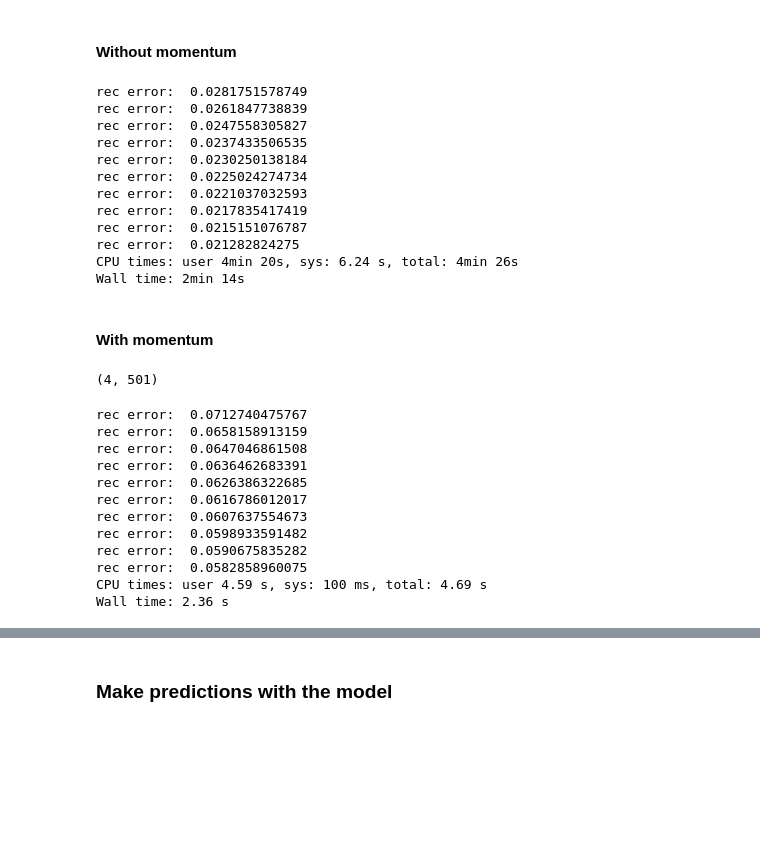
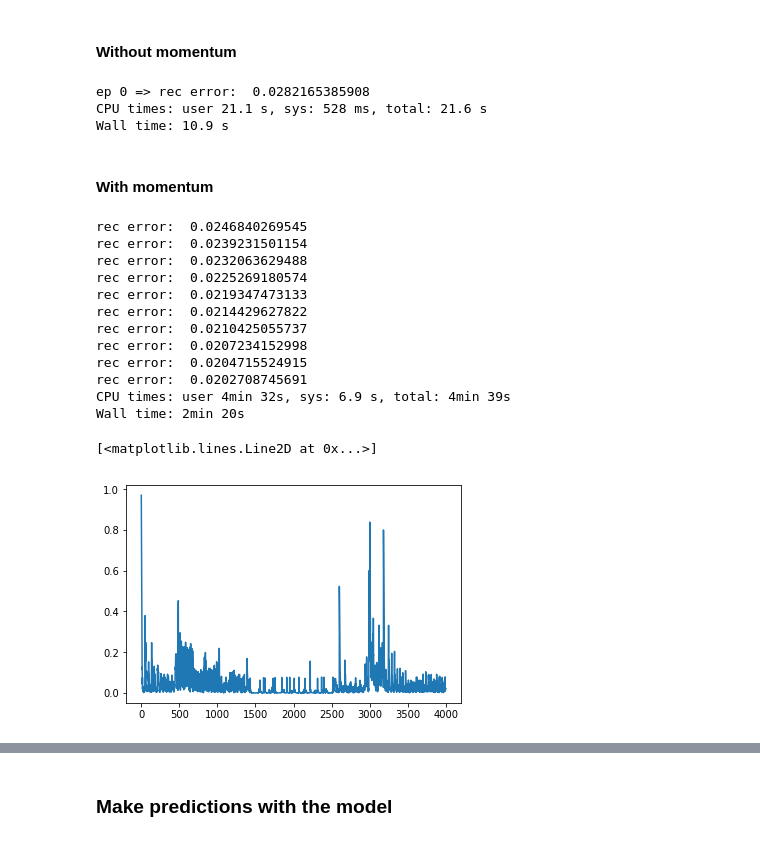
Before and after one commit to davidbp/connectionist, a Jupyter notebook: notebooks/crbm_diary_al.ipynb, the cells around one changed output, grey strips where cells are left out. Cells and saved outputs as stored; diff of their text form; code cells hidden in the pictures; blank space fills up the shorter version.

Commit message:
adding plots with generation with sampling

```diff
--- a/notebooks/crbm_diary_al.ipynb
+++ b/notebooks/crbm_diary_al.ipynb
@@ -420,0 +397,9 @@ array([[2],
+# %%
+a = np.array([[1,1,1,1],[2,2,2,2],[3,3,3,3],[4,4,4,4]]).T
+a = np.array([a.flatten('F')]).T
+v_new = np.array([[0,0,0,0]]).T
+
+print("original vec.T :", a.T)
+print("updated vec.T:", update_history_as_vec(a, v_new).T)
+print("updated vec.T:", update_history_as_vec(a, v_new).T)
+print("updated vec.T:", update_history_as_vec(a, v_new).T)
@@ -585,7 +575,7 @@ slice shape: (4, 21)
 # %%
 %%time
 crbm = CRBM(n_vis=n_feat, n_hid=256, n_cond=20, seed=123, sigma = 0.3)
-n_epochs = 10
+n_epochs = 1
 learning_rate = 0.001 # we have increased the  learning rate
 
 for n in range(n_epochs):
@@ -598,26 +588,13 @@ for n in range(n_epochs):
         iters +=1
         err_epoch += rec_error
 
-    print("rec error: ", err_epoch/iters)#, end="\r")
+    print("ep {} => rec error: ".format(n), err_epoch/iters)#, end="\r")
 # %% [output]
-rec error:  0.0281751578749
-rec error:  0.0261847738839
-rec error:  0.0247558305827
-rec error:  0.0237433506535
-rec error:  0.0230250138184
-rec error:  0.0225024274734
-rec error:  0.0221037032593
-rec error:  0.0217835417419
-rec error:  0.0215151076787
-rec error:  0.021282824275
-CPU times: user 4min 20s, sys: 6.24 s, total: 4min 26s
-Wall time: 2min 14s
+ep 0 => rec error:  0.0282165385908
+CPU times: user 21.1 s, sys: 528 ms, total: 21.6 s
+Wall time: 10.9 s
 # %% [markdown]
 #### With momentum
-# %%
-X_tr.shape
-# %% [output]
-(4, 501)
 # %%
 %%time
 crbm = CRBM(n_vis=n_feat, n_hid=256, n_cond=20, seed=123, sigma = 0.3)
@@ -630,28 +607,35 @@ ctx = { "W_vel" : np.zeros(crbm.W.shape),
         "v_bias_vel" : np.zeros(crbm.v_bias.shape),
         "h_bias_vel" : np.zeros(crbm.h_bias.shape)}
 
+all_errors = []
+
 for n in range(n_epochs):
     err_epoch = 0
     iters = 0
-    for k in range(crbm.n_his + 1, X_tr.shape[1] ):
-        X_curr = get_slice_at_position_k(X_tr, k, crbm.n_his)
-        dW, dA, dB, dv_bias, dh_bias, rec_error = compute_gradient(crbm, X_curr.T)
+    for X_curr in X_slices:
+        dW, dA, dB, dv_bias, dh_bias, rec_error = compute_gradient(crbm, X_curr)
         grads = (dW, dA, dB, dv_bias, dh_bias)
-        update_weights_sgd_momentum(crbm, grads, learning_rate, ctx, momentum=0.2)
+        all_errors.append(rec_error)
+        update_weights_sgd_momentum(crbm, grads, learning_rate, ctx, momentum=0.5)
         iters +=1
         err_epoch += rec_error
 
     print("rec error: ", err_epoch/iters)#, end="\r")
 # %% [output]
-rec error:  0.0712740475767
-rec error:  0.0658158913159
-rec error:  0.0647046861508
-rec error:  0.0636462683391
-rec error:  0.0626386322685
-rec error:  0.0616786012017
-rec error:  0.0607637554673
-rec error:  0.0598933591482
-rec error:  0.0590675835282
-rec error:  0.0582858960075
-CPU times: user 4.59 s, sys: 100 ms, total: 4.69 s
-Wall time: 2.36 s
+rec error:  0.0246840269545
+rec error:  0.0239231501154
+rec error:  0.0232063629488
+rec error:  0.0225269180574
+rec error:  0.0219347473133
+rec error:  0.0214429627822
+rec error:  0.0210425055737
+rec error:  0.0207234152998
+rec error:  0.0204715524915
+rec error:  0.0202708745691
+CPU times: user 4min 32s, sys: 6.9 s, total: 4min 39s
+Wall time: 2min 20s
+# %%
+plt.plot(all_errors[0:4000])
+# %% [output]
+[<matplotlib.lines.Line2D at 0x...>]
+[figure, added]
```
Also changed, not shown: parts of 56 cells of this notebook.
